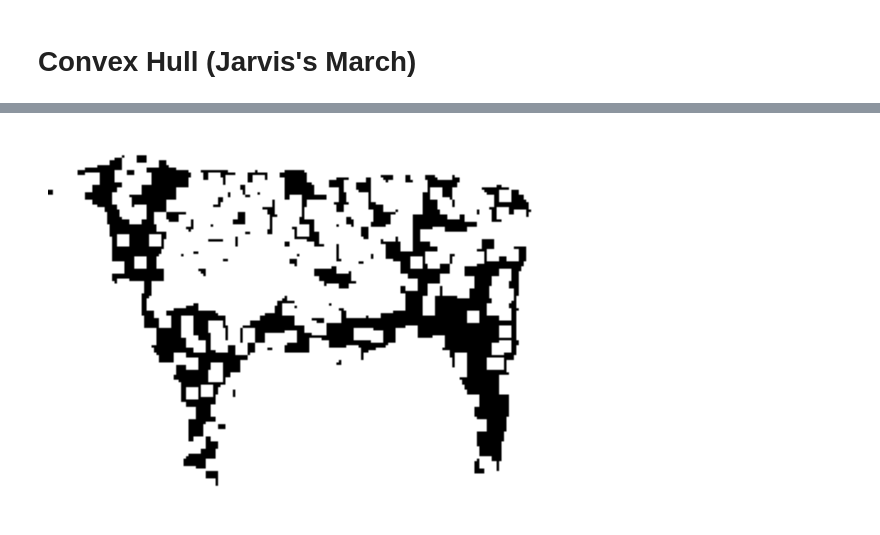
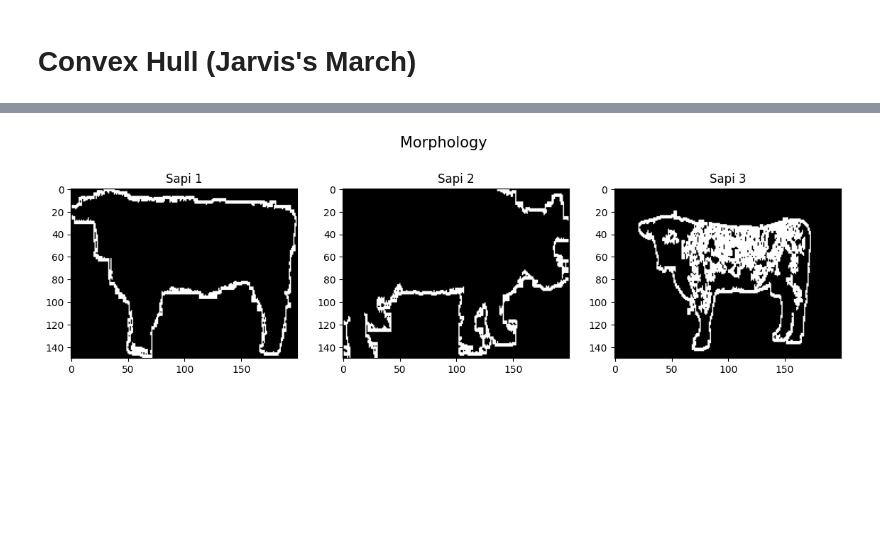
Before and after one commit to naragift/sapixy, a Jupyter notebook: main.ipynb, the cells around one changed output, grey strips where cells are left out. Cells and saved outputs as stored; diff of their text form; code cells hidden in the pictures; blank space fills up the shorter version.

```diff
--- a/main.ipynb
+++ b/main.ipynb
@@ -135,9 +144,7 @@ def apply(im, low_thresh, high_thresh):
 
 fdif_image1 = apply(resized_image1, 0, 1)
 fdif_image2 = apply(resized_image2, 0, 1)
-fdif_image3 = apply(resized_image3, 0, 1)
+fdif_image3 = apply(resized_image3, 6, 7)
 
-display_im(fdif_image1)
-display_im(fdif_image2)
-display_im(fdif_image3)
+display_im_nobg(fdif_image1,fdif_image2,fdif_image3, 'Sapi Tanpa Background')
 # %% [output]
@@ -168,6 +173,9 @@ def detect_edges(image):
 
     return edges
 
-detected_edges = detect_edges(result)
-plt.imshow(detected_edges)
+detected_edges1 = detect_edges(fdif_image1)
+detected_edges2 = detect_edges(fdif_image2)
+detected_edges3 = detect_edges(fdif_image3)
+
+display_im_nobg(detected_edges1,detected_edges2,detected_edges3, 'Detected Edges')
 # %% [output]
@@ -215,5 +222,9 @@ def remove_disconnected_dots(edges, min_dot_size):
 
     return edges
 
-plt.imshow(remove_disconnected_dots(detected_edges, 40))
+remove_dots1 = remove_disconnected_dots(detected_edges1, 40)
+remove_dots2 = remove_disconnected_dots(detected_edges2, 40)
+remove_dots3 = remove_disconnected_dots(detected_edges3, 40)
+
+display_im_nobg(remove_dots1,remove_dots2,remove_dots3, 'Remove Dots')
 # %% [output]
@@ -259,18 +269,3 @@ def graham_scan(points):
             break
 
     return hull
-# %%
-height, width = len(result), len(result[0])
-edges = []
-for y in range(height):
-    for x in range(width):
-        if result[y][x] == 255:
-            edges.append((x, y))
-
-hull = graham_scan(edges)
-
-hull_image = [[0] * width for _ in range(height)]
-for x, y in hull:
-    hull_image[y][x] = 255
-
-display_im(hull_image)
@@ -279,24 +272,28 @@ display_im(hull_image)
 # %%
 def perform_morphology(image):
     kernel = [[1, 1, 1],
               [1, 1, 1],
               [1, 1, 1]]
 
     height, width = get_shape(image)
     result = [[0] * width for _ in range(height)]
 
     for y in range(1, height - 1):
         for x in range(1, width - 1):
             if image[y][x] == 255:
                 result[y][x] = 255
 
                 for ky in range(-1, 2):
                     for kx in range(-1, 2):
                         if kernel[ky+1][kx+1] == 1:
                             result[y+ky][x+kx] = 255
 
     return result
-result_2 = perform_morphology(result)
-display_im(perform_morphology(result_2))
+
+morphology1 = perform_morphology(remove_dots1)
+morphology2 = perform_morphology(remove_dots2)
+morphology3 = perform_morphology(remove_dots3)
+
+display_im_nobg(morphology1,morphology2,morphology3, 'Morphology')
 # %% [output]
-[figure, old version]
+[figure, new version]
```
Also changed, not shown: parts of 9 cells of this notebook.
